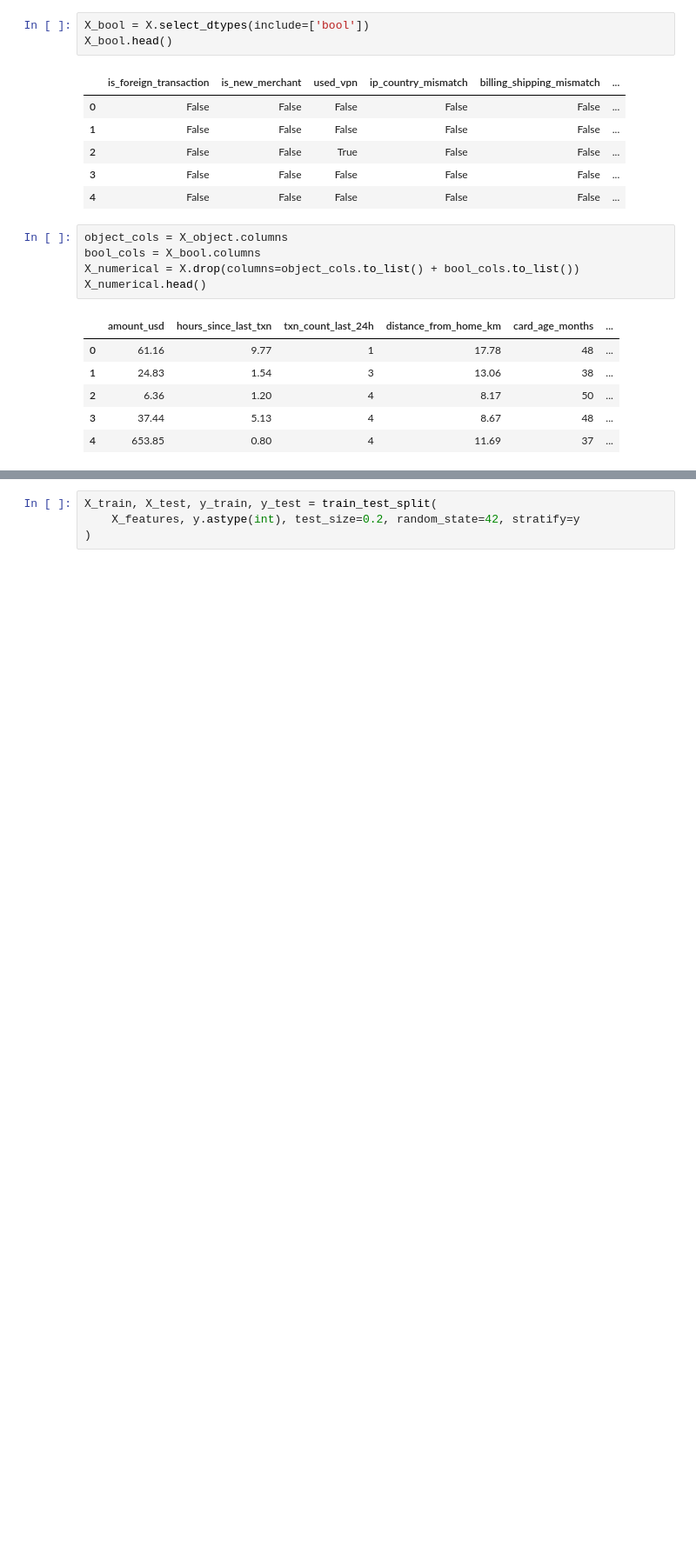
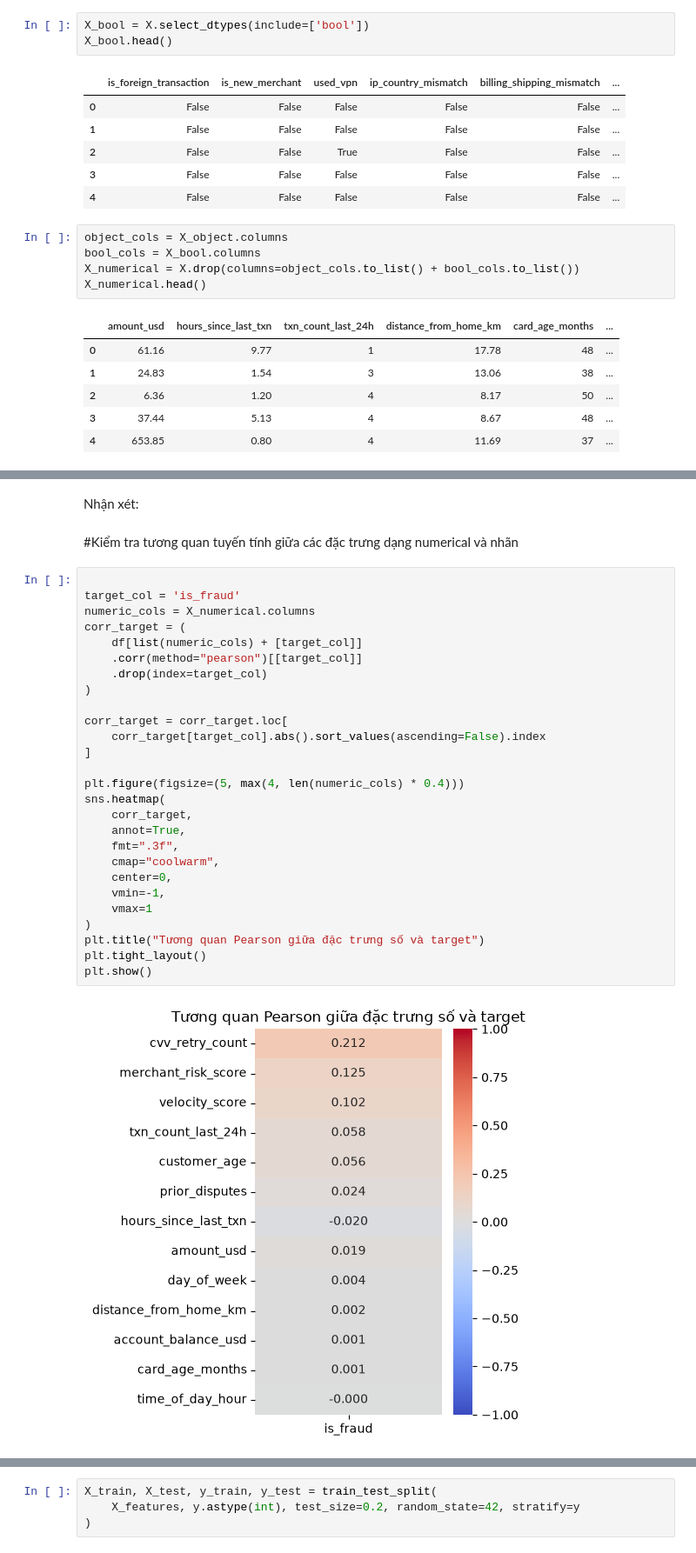
Before and after one commit to longlt-123/ML_LeDucTrong, a Jupyter notebook: train.ipynb, the cells around one changed output, grey strips where cells are left out. Shown at 87% size. Drawn from its saved outputs; the diff is of its cells as text; blank space fills up the shorter version.

```diff
--- a/train.ipynb
+++ b/train.ipynb
@@ -151,0 +155,33 @@ X_bool.head()
+# %% [markdown]
+Nhận xét:
+# %% [markdown]
+#Kiểm tra tương quan tuyến tính giữa các đặc trưng dạng numerical và nhãn
+# %%
+
+target_col = 'is_fraud'
+numeric_cols = X_numerical.columns
+corr_target = (
+    df[list(numeric_cols) + [target_col]]
+    .corr(method="pearson")[[target_col]]
+    .drop(index=target_col)
+)
+
+corr_target = corr_target.loc[
+    corr_target[target_col].abs().sort_values(ascending=False).index
+]
+
+plt.figure(figsize=(5, max(4, len(numeric_cols) * 0.4)))
+sns.heatmap(
+    corr_target,
+    annot=True,
+    fmt=".3f",
+    cmap="coolwarm",
+    center=0,
+    vmin=-1,
+    vmax=1
+)
+plt.title("Tương quan Pearson giữa đặc trưng số và target")
+plt.tight_layout()
+plt.show()
+# %% [output]
+[figure, added]
```
Also changed, not shown: parts of 43 cells of this notebook, 1 other file.
